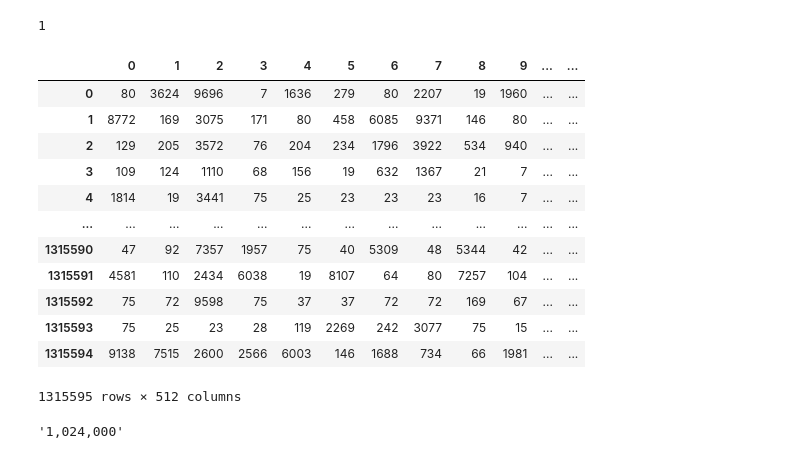
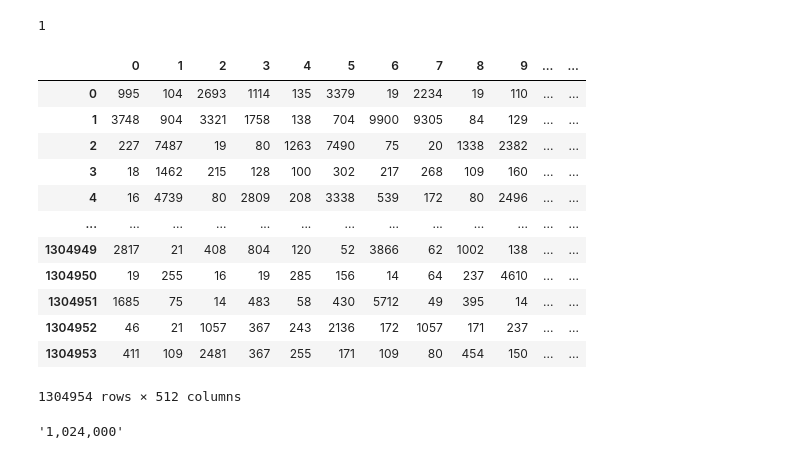
Before and after one commit to JackHanke/qt, a Jupyter notebook: workspace.ipynb, the cells around one changed output. Drawn from its saved outputs; the diff is of its cells as text; code cells hidden in the pictures.

```diff
--- a/workspace.ipynb
+++ b/workspace.ipynb
@@ -128,22 +128,22 @@ for file_name in training_files:
     df.to_parquet(DATA_ROOT / Path(f'{file_name}'))
 # %%
 DATA_ROOT = Path(f'data/train/')
-df = pd.read_parquet(DATA_ROOT / '000_00000.parquet')
+df = pd.read_parquet(DATA_ROOT / '003_00001.parquet')
 df
 # %% [output]
 |  | 0 | 1 | 2 | 3 | 4 | 5 | 6 | 7 | 8 | 9 | ... | ... |
-| 0 | 80 | 3624 | 9696 | 7 | 1636 | 279 | 80 | 2207 | 19 | 1960 | ... | ... |
-| 1 | 8772 | 169 | 3075 | 171 | 80 | 458 | 6085 | 9371 | 146 | 80 | ... | ... |
-| 2 | 129 | 205 | 3572 | 76 | 204 | 234 | 1796 | 3922 | 534 | 940 | ... | ... |
-| 3 | 109 | 124 | 1110 | 68 | 156 | 19 | 632 | 1367 | 21 | 7 | ... | ... |
-| 4 | 1814 | 19 | 3441 | 75 | 25 | 23 | 23 | 23 | 16 | 7 | ... | ... |
+| 0 | 995 | 104 | 2693 | 1114 | 135 | 3379 | 19 | 2234 | 19 | 110 | ... | ... |
+| 1 | 3748 | 904 | 3321 | 1758 | 138 | 704 | 9900 | 9305 | 84 | 129 | ... | ... |
+| 2 | 227 | 7487 | 19 | 80 | 1263 | 7490 | 75 | 20 | 1338 | 2382 | ... | ... |
+| 3 | 18 | 1462 | 215 | 128 | 100 | 302 | 217 | 268 | 109 | 160 | ... | ... |
+| 4 | 16 | 4739 | 80 | 2809 | 208 | 3338 | 539 | 172 | 80 | 2496 | ... | ... |
 | ... | ... | ... | ... | ... | ... | ... | ... | ... | ... | ... | ... | ... |
-| 1315590 | 47 | 92 | 7357 | 1957 | 75 | 40 | 5309 | 48 | 5344 | 42 | ... | ... |
-| 1315591 | 4581 | 110 | 2434 | 6038 | 19 | 8107 | 64 | 80 | 7257 | 104 | ... | ... |
-| 1315592 | 75 | 72 | 9598 | 75 | 37 | 37 | 72 | 72 | 169 | 67 | ... | ... |
-| 1315593 | 75 | 25 | 23 | 28 | 119 | 2269 | 242 | 3077 | 75 | 15 | ... | ... |
-| 1315594 | 9138 | 7515 | 2600 | 2566 | 6003 | 146 | 1688 | 734 | 66 | 1981 | ... | ... |
+| 1304949 | 2817 | 21 | 408 | 804 | 120 | 52 | 3866 | 62 | 1002 | 138 | ... | ... |
+| 1304950 | 19 | 255 | 16 | 19 | 285 | 156 | 14 | 64 | 237 | 4610 | ... | ... |
+| 1304951 | 1685 | 75 | 14 | 483 | 58 | 430 | 5712 | 49 | 395 | 14 | ... | ... |
+| 1304952 | 46 | 21 | 1057 | 367 | 243 | 2136 | 172 | 1057 | 171 | 237 | ... | ... |
+| 1304953 | 411 | 109 | 2481 | 367 | 255 | 171 | 109 | 80 | 454 | 150 | ... | ... |
-1315595 rows × 512 columns
+1304954 rows × 512 columns
 # %%
 f'{512*2000:,}'
 # %% [output]
```
Also changed, not shown: parts of 3 cells of this notebook.
